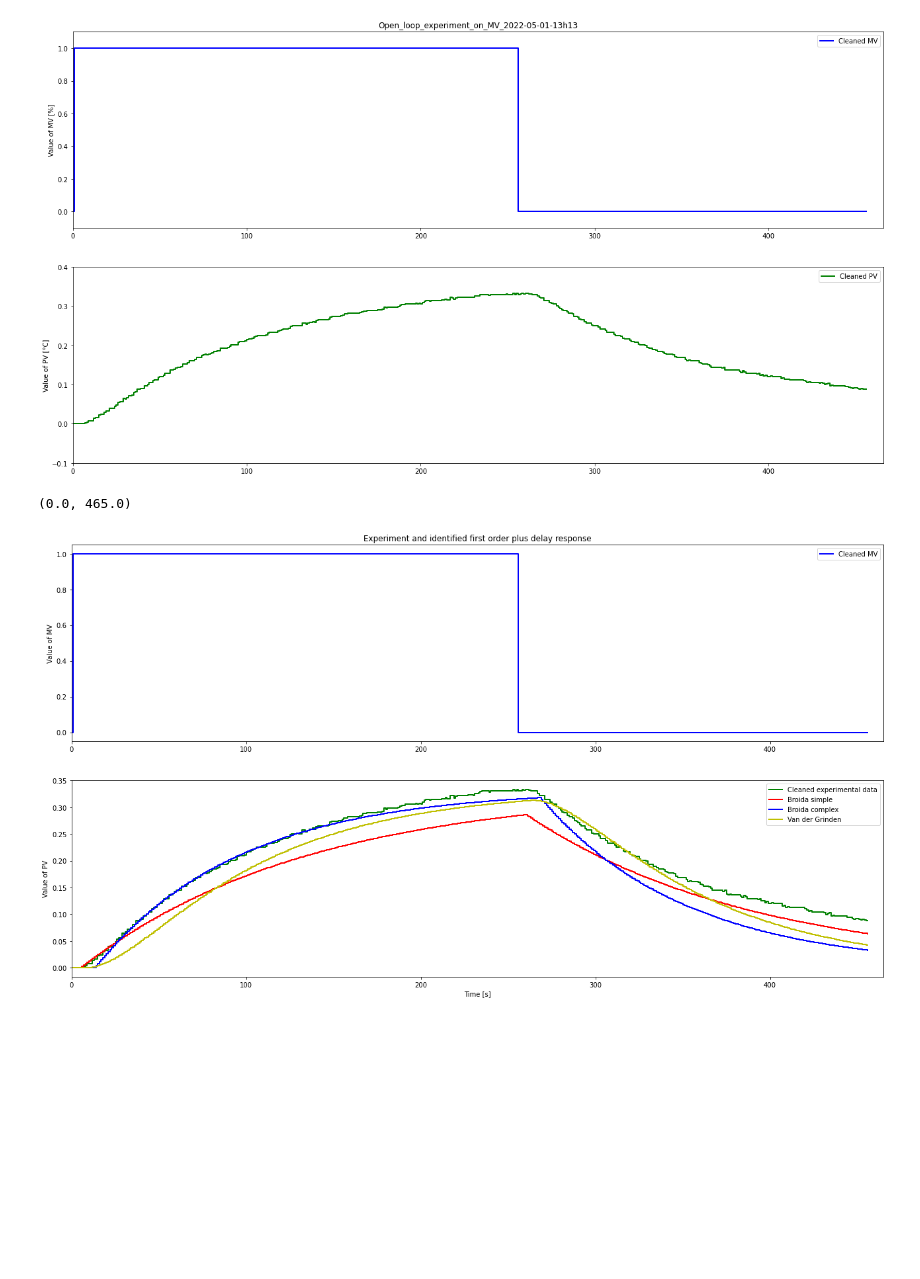
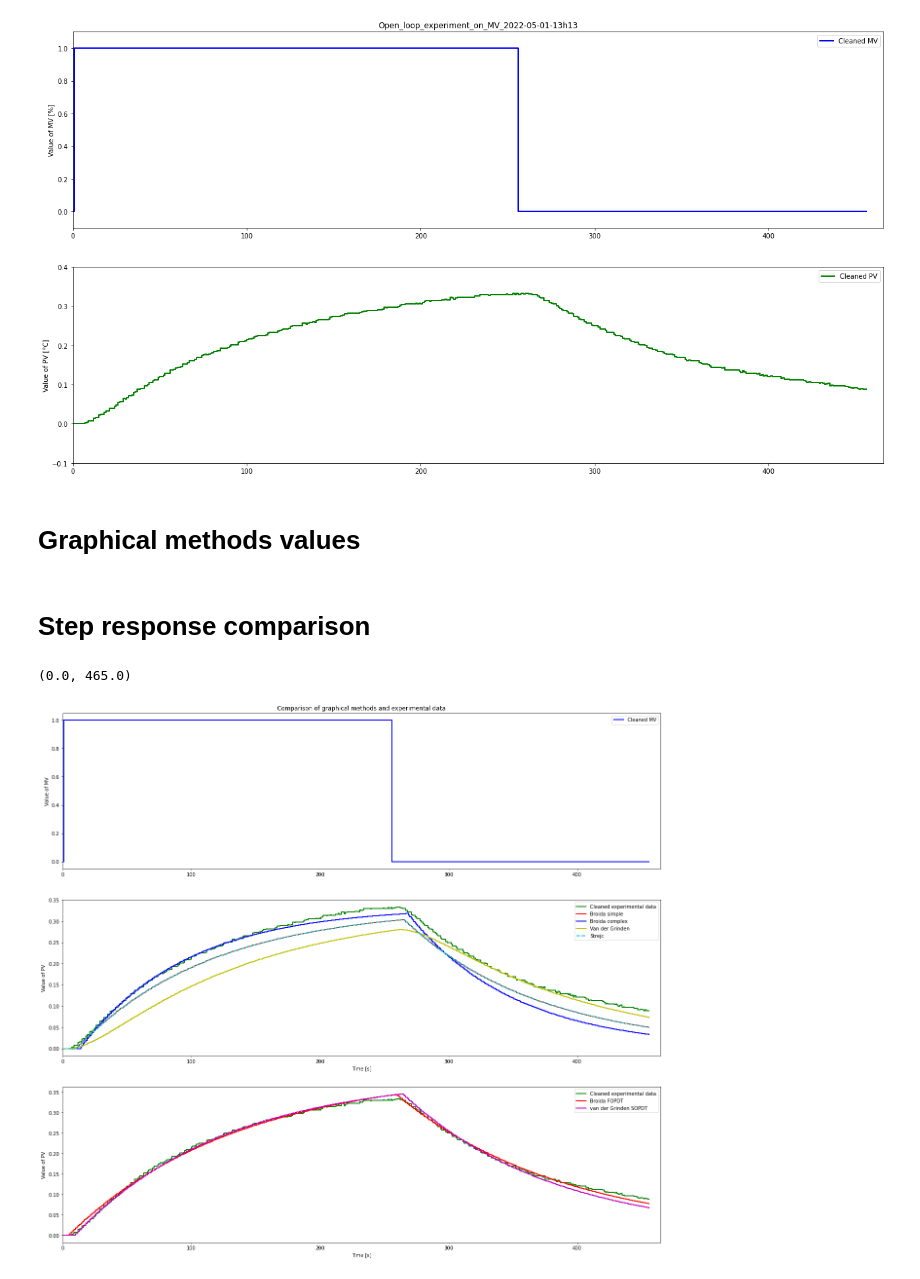
Before and after one commit to 195344/Labo_Control_Theory, a Jupyter notebook: Simulation_OLP.ipynb, the cells around one changed output. Drawn from its saved outputs; the diff is of its cells as text; code cells hidden in the pictures; blank space fills up the shorter version.

```diff
--- a/Simulation_OLP.ipynb
+++ b/Simulation_OLP.ipynb
@@ -85,3 +87,5 @@ ax2.set_xlim(0, t[-1]+1)
 (0.0, 466.0)
 <Figure size 1584x1584 with 0 Axes>
 [figure]
+# %% [markdown]
+# Graphical methods values
@@ -88,36 +130,48 @@ ax2.set_xlim(0, t[-1]+1)
+# %% [markdown]
+# Step response comparison
 # %%
-# FOPDT(MVm,K,T,theta,Ts) -- MVm = path from experimental data & Ts = 1.0
 Ts = 1.0
 
-broida_simple = FOPDT(MVm,0.3335,130,5,Ts)
-broida_complex = FOPDT(MVm,0.3335,82.5,13,Ts)
-VDG = SOPDT(MVm,0.3335,80.39,24.80,7.8798,Ts)
-#strejc = FOPDT(MVm,K,T,theta,Ts)
+broida_simple = FOPDT(MVm,Kp,T_bs,theta_bs,Ts)
+broida_complex = FOPDT(MVm,Kp,T_bc,theta_bc,Ts)
+VDG = SOPDT(MVm,Kp,T1_vdg,T2_vdg,theta_vdg,Ts)
+strejc = SOPDT(MVm,Kp,T_s,0,theta_s,Ts)
+broida_FOPDT = FOPDT(MVm,K_FOPDT,T_FOPDT,theta_FOPDT,Ts)
+VDG_SOPDT = SOPDT(MVm,K_SOPDT,T1_SOPDT,T2_SOPDT,theta_SOPDT,Ts)
 
-plt.figure(figsize = (22,12))
+plt.figure(figsize = (22,20))
 
-plt.subplot(2,1,1)
+plt.subplot(3,1,1)
 if ExpVariable == 'MV':
     plt.step(tm,MVm,'b-',linewidth=2,label='Cleaned MV',where='post')
     plt.ylabel('Value of MV')
 else:
     plt.step(tm,DVm,'b-',linewidth=2,label='Cleaned DV',where='post')
     plt.ylabel('Value of DV')
 
-plt.title('Experiment and identified first order plus delay response')
+plt.title('Comparison of graphical methods and experimental data')
 plt.legend(loc='best')
 plt.xlim([0, t[-1]])
 
-plt.subplot(2,1,2)
+plt.subplot(3,1,2)
 plt.step(tm,PVm,'g-',linewidth=2,label='Cleaned experimental data',where='post')
 plt.step(tm,broida_simple,'r-',linewidth=2,label='Broida simple',where='post')
 plt.step(tm,broida_complex,'b-',linewidth=2,label='Broida complex',where='post')
 plt.step(tm,VDG,'y-',linewidth=2,label='Van der Grinden',where='post')
-#plt.step(tm,strejc,'r-',linewidth=2,label='Strejc',where='post')
+plt.step(tm,strejc,'c--',linewidth=2,label='Strejc',where='post')
 plt.ylabel('Value of PV')
 plt.xlabel('Time [s]')
 plt.legend(loc='best')
 plt.xlim([0, t[-1]])
+
+plt.subplot(3,1,3)
+plt.step(tm,PVm,'g-',linewidth=2,label='Cleaned experimental data',where='post')
+plt.step(tm,broida_FOPDT,'r-',linewidth=2,label='Broida FOPDT',where='post')
+plt.step(tm,VDG_SOPDT,'m-',linewidth=2,label='van der Grinden SOPDT',where='post')
+plt.ylabel('Value of PV')
+plt.xlabel('Time [s]')
+plt.legend(loc='best')
+plt.xlim([0, t[-1]])
 # %% [output]
 (0.0, 465.0)
-[figure, old version]
+[figure, new version]
```
Also changed, not shown: parts of 6 cells of this notebook, 5 other files.
